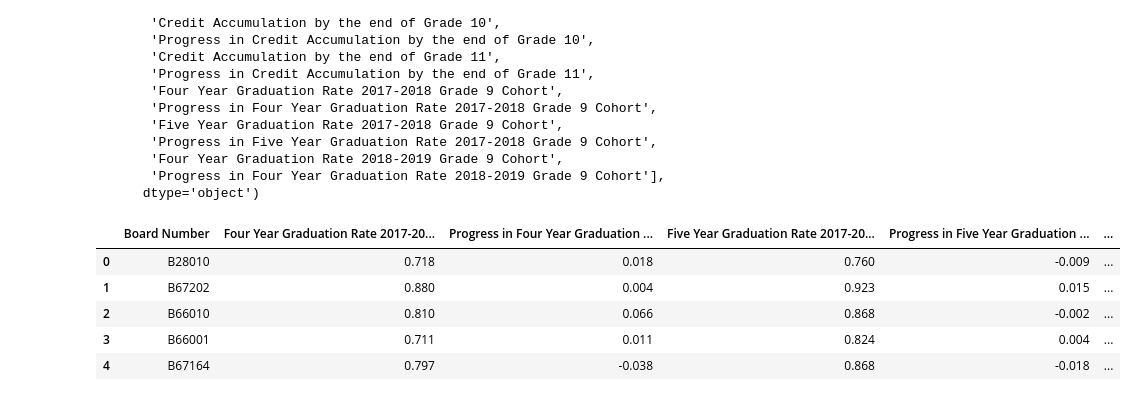
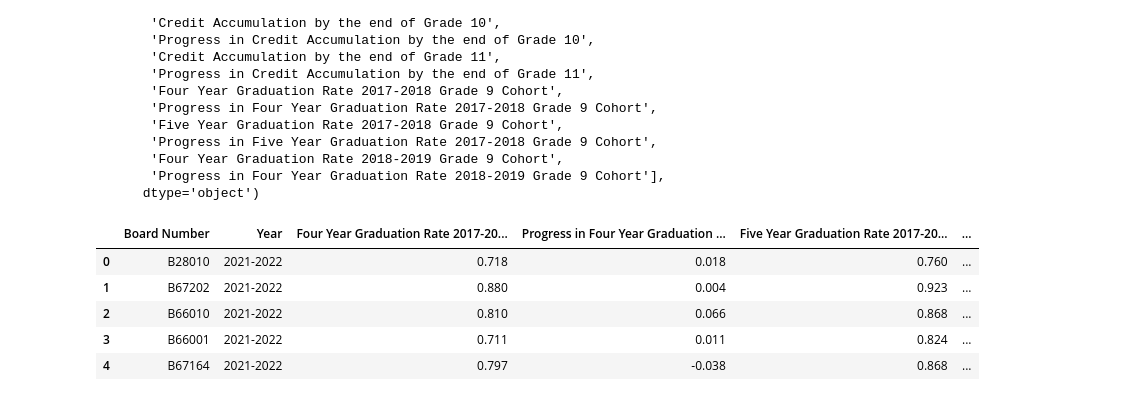
Before and after one commit to acedryden/school_research_project, a Jupyter notebook: Data Collection/Table_Preparation.ipynb, the cells around one changed output. Drawn from its saved outputs; the diff is of its cells as text; code cells hidden in the pictures.

Commit message:
Push for update tables

```diff
--- a/Data Collection/Table_Preparation.ipynb
+++ b/Data Collection/Table_Preparation.ipynb
@@ -235,21 +215,26 @@ Index(['Board Number', 'Board Name', 'Board Language', 'Board Type', 'Region ',
        'Progress in Four Year Graduation Rate 2018-2019 Grade 9 Cohort'],
       dtype='object')
 # %%
-Graduation_21_22 = Graduation_df.drop(['Board Name', 'Board Language', 'Board Type', 'Region ',
+Graduation_df = Graduation_df.drop(['Board Name', 'Board Language', 'Board Type', 'Region ',
        'City', 'Grade 6 EQAO Reading Results',
        'Progress in Grade 6 EQAO Reading Results', 'Grade 10 OSSLT Results',
        'Progress in Grade 10 OSSLT Results ',
        'Credit Accumulation by the end of Grade 10',
        'Progress in Credit Accumulation by the end of Grade 10',
        'Credit Accumulation by the end of Grade 11',
-       'Progress in Credit Accumulation by the end of Grade 11'], axis = 1)
+       'Progress in Credit Accumulation by the end of Grade 11',], axis = 1)
 
-Graduation_21_22.head()
+
+Graduation_df.loc[:, "Year"] = "2021-2022"
+
+Graduation_df.insert(1, "Year", Graduation_df.pop("Year"))
+
+Graduation_df.head()
 # %% [output]
-|  | Board Number | Four Year Graduation Rate 2017-20... | Progress in Four Year Graduation ... | Five Year Graduation Rate 2017-20... | Progress in Five Year Graduation ... | ... |
-| 0 | B28010 | 0.718 | 0.018 | 0.760 | -0.009 | ... |
-| 1 | B67202 | 0.880 | 0.004 | 0.923 | 0.015 | ... |
-| 2 | B66010 | 0.810 | 0.066 | 0.868 | -0.002 | ... |
-| 3 | B66001 | 0.711 | 0.011 | 0.824 | 0.004 | ... |
-| 4 | B67164 | 0.797 | -0.038 | 0.868 | -0.018 | ... |
+|  | Board Number | Year | Four Year Graduation Rate 2017-20... | Progress in Four Year Graduation ... | Five Year Graduation Rate 2017-20... | ... |
+| 0 | B28010 | 2021-2022 | 0.718 | 0.018 | 0.760 | ... |
+| 1 | B67202 | 2021-2022 | 0.880 | 0.004 | 0.923 | ... |
+| 2 | B66010 | 2021-2022 | 0.810 | 0.066 | 0.868 | ... |
+| 3 | B66001 | 2021-2022 | 0.711 | 0.011 | 0.824 | ... |
+| 4 | B67164 | 2021-2022 | 0.797 | -0.038 | 0.868 | ... |
 # %%
```
Also changed, not shown: parts of 8 cells of this notebook, 7 other files.
